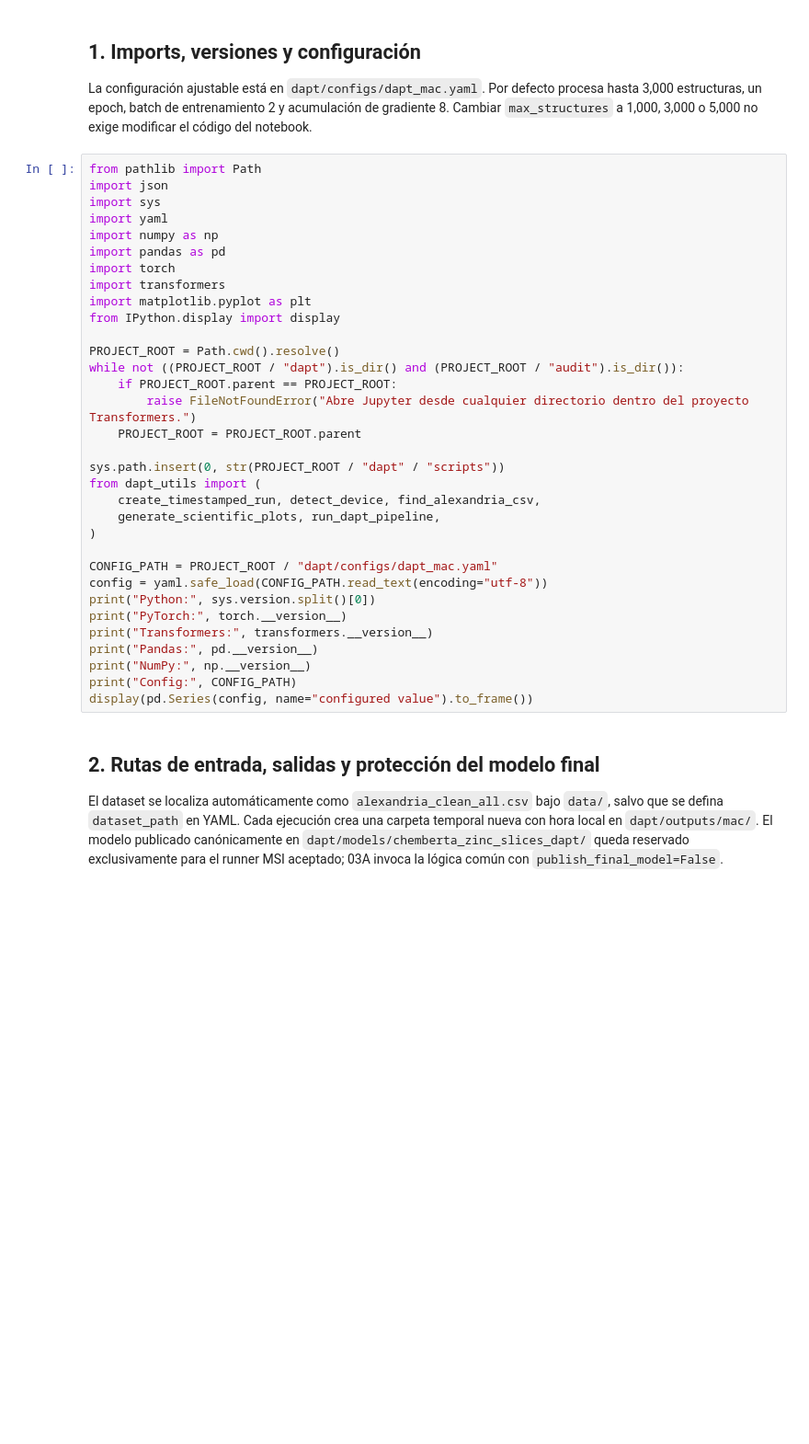
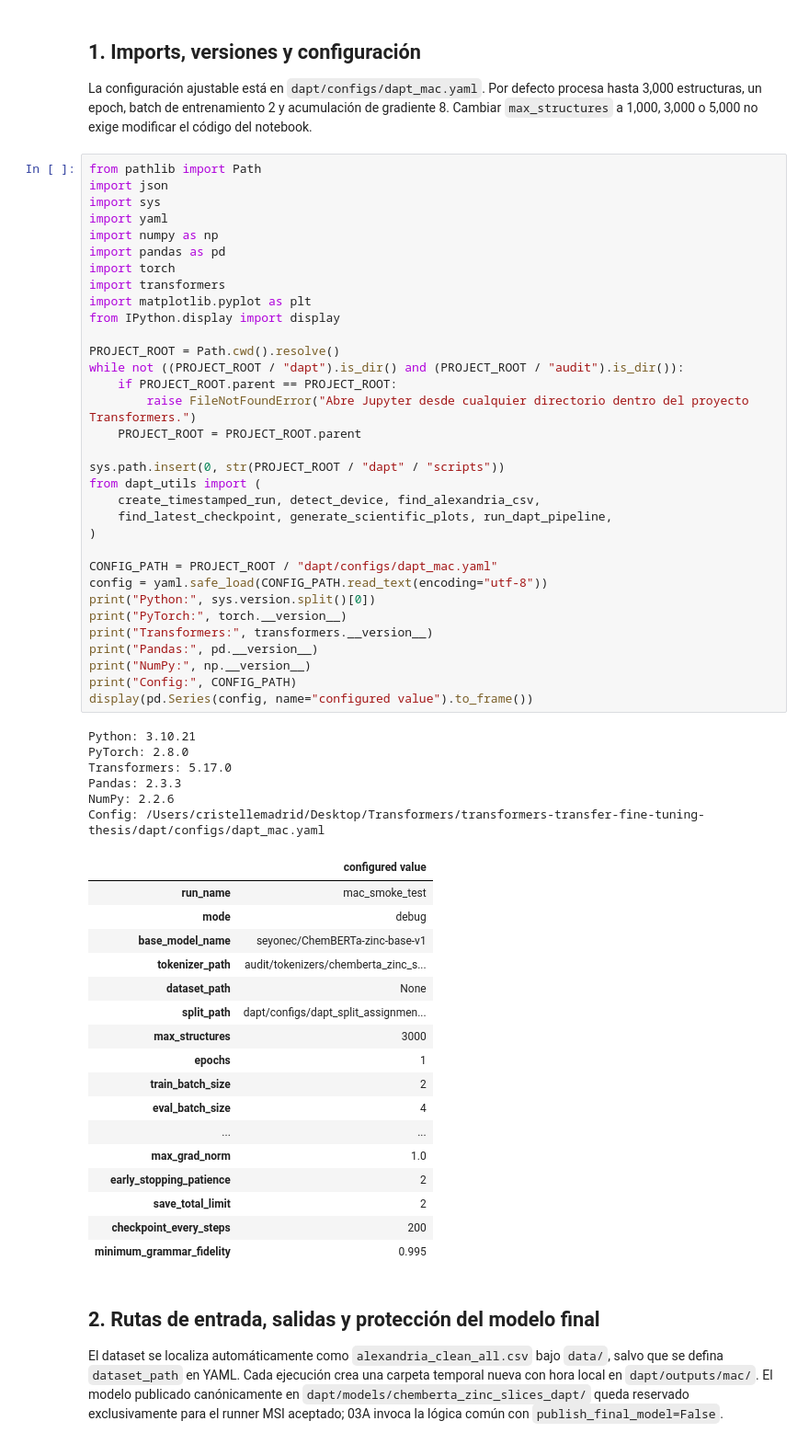
Before and after one commit to CristelleMadridLopez23/transformers-transfer-fine-tuning-thesis, a Jupyter notebook: dapt/notebooks/03a_slices_dapt_mac_smoke_test.ipynb, the cells around one changed output. Shown at 92% size. Saved outputs shown, nothing was run; the diff lists cells and outputs as text; blank space fills up the shorter version.

```diff
--- a/dapt/notebooks/03a_slices_dapt_mac_smoke_test.ipynb
+++ b/dapt/notebooks/03a_slices_dapt_mac_smoke_test.ipynb
@@ -20,34 +20,58 @@ from pathlib import Path
 import json
 import sys
 import yaml
 import numpy as np
 import pandas as pd
 import torch
 import transformers
 import matplotlib.pyplot as plt
 from IPython.display import display
 
 PROJECT_ROOT = Path.cwd().resolve()
 while not ((PROJECT_ROOT / "dapt").is_dir() and (PROJECT_ROOT / "audit").is_dir()):
     if PROJECT_ROOT.parent == PROJECT_ROOT:
         raise FileNotFoundError("Abre Jupyter desde cualquier directorio dentro del proyecto Transformers.")
     PROJECT_ROOT = PROJECT_ROOT.parent
 
 sys.path.insert(0, str(PROJECT_ROOT / "dapt" / "scripts"))
 from dapt_utils import (
     create_timestamped_run, detect_device, find_alexandria_csv,
-    generate_scientific_plots, run_dapt_pipeline,
+    find_latest_checkpoint, generate_scientific_plots, run_dapt_pipeline,
 )
 
 CONFIG_PATH = PROJECT_ROOT / "dapt/configs/dapt_mac.yaml"
 config = yaml.safe_load(CONFIG_PATH.read_text(encoding="utf-8"))
 print("Python:", sys.version.split()[0])
 print("PyTorch:", torch.__version__)
 print("Transformers:", transformers.__version__)
 print("Pandas:", pd.__version__)
 print("NumPy:", np.__version__)
 print("Config:", CONFIG_PATH)
 display(pd.Series(config, name="configured value").to_frame())
+# %% [output]
+Python: 3.10.21
+PyTorch: 2.8.0
+Transformers: 5.17.0
+Pandas: 2.3.3
+NumPy: 2.2.6
+Config: /Users/cristellemadrid/Desktop/Transformers/transformers-transfer-fine-tuning-thesis/dapt/configs/dapt_mac.yaml
+|  | configured value |
+| run_name | mac_smoke_test |
+| mode | debug |
+| base_model_name | seyonec/ChemBERTa-zinc-base-v1 |
+| tokenizer_path | audit/tokenizers/chemberta_zinc_s... |
+| dataset_path | None |
+| split_path | dapt/configs/dapt_split_assignmen... |
+| max_structures | 3000 |
+| epochs | 1 |
+| train_batch_size | 2 |
+| eval_batch_size | 4 |
+| ... | ... |
+| max_grad_norm | 1.0 |
+| early_stopping_patience | 2 |
+| save_total_limit | 2 |
+| checkpoint_every_steps | 200 |
+| minimum_grammar_fidelity | 0.995 |
 # %% [markdown]
 ## 2. Rutas de entrada, salidas y protección del modelo final
 
```
Also changed, not shown: parts of 5 cells of this notebook, 1 other file.
